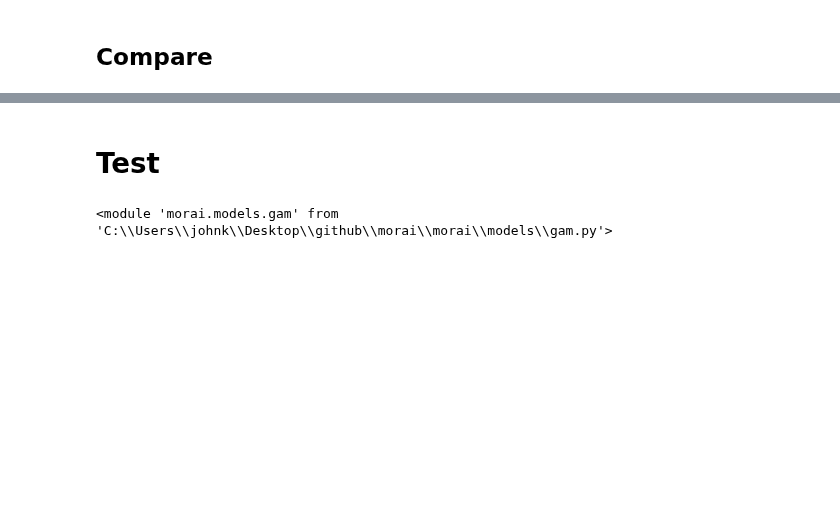
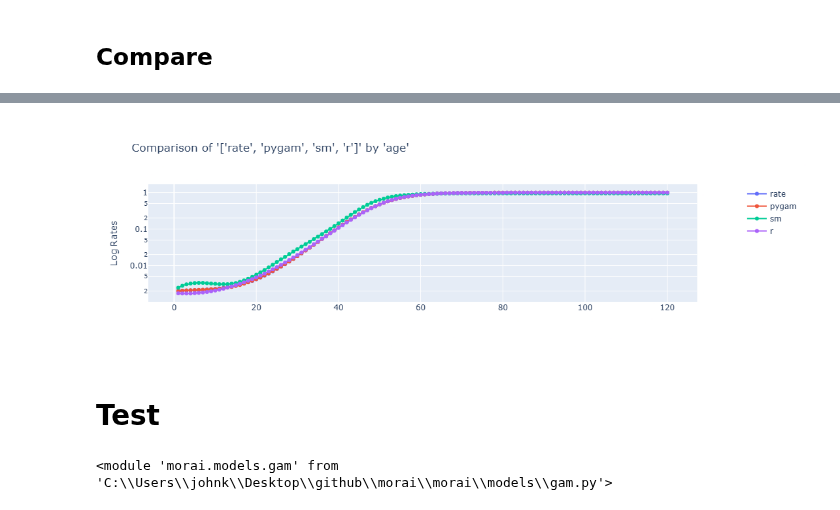
Before and after one commit to jkoestner/morai, a Jupyter notebook: notebooks/tutorials/gam.ipynb, the cells around one changed output, grey strips where cells are left out. Cells and saved outputs as stored; diff of their text form; code cells hidden in the pictures; blank space fills up the shorter version.

```diff
--- a/notebooks/tutorials/gam.ipynb
+++ b/notebooks/tutorials/gam.ipynb
@@ -64,7 +64,7 @@ weights = preprocess_dict["weights"]
 # %% [markdown]
 ## Statsmodels
 # %%
-GAM = gam.GAMStats()
+GAM = core.GAMStats()
 spline_dict = {
     "age": {"df": 12, "degree": 3},
 }
@@ -102,7 +102,7 @@ sigmoid_data["sm"] = predictions
 # %% [markdown]
 ## Pygam
 # %%
-GAMPy = gam.GAMPy()
+GAMPy = core.GAMPy()
 # %%
 spline_dict = {
     "age": {"df": 12, "degree": 3},
@@ -157,7 +157,7 @@ sigmoid_data["pygam"] = predictions
 # %% [markdown]
 ## R (mgcv)
 # %%
-GAMR = gam.GAMR()
+GAMR = r.GAMR()
 spline_dict = {
     "age": {"df": 12, "degree": 3, "bs":"ps"},
 }
@@ -204,5 +204,6 @@ charters.compare_rates(
     rates=["rate", "pygam", "sm", "r"],
     weights=["weight"],
     display=True,
+    y_log=True,
 )
 # %% [output]
@@ -211,3 +211,4 @@ charters.compare_rates(
+[figure, added]
 # %% [markdown]
 # Test
 # %%
```
Also changed, not shown: parts of 10 cells of this notebook, 10 other files.
